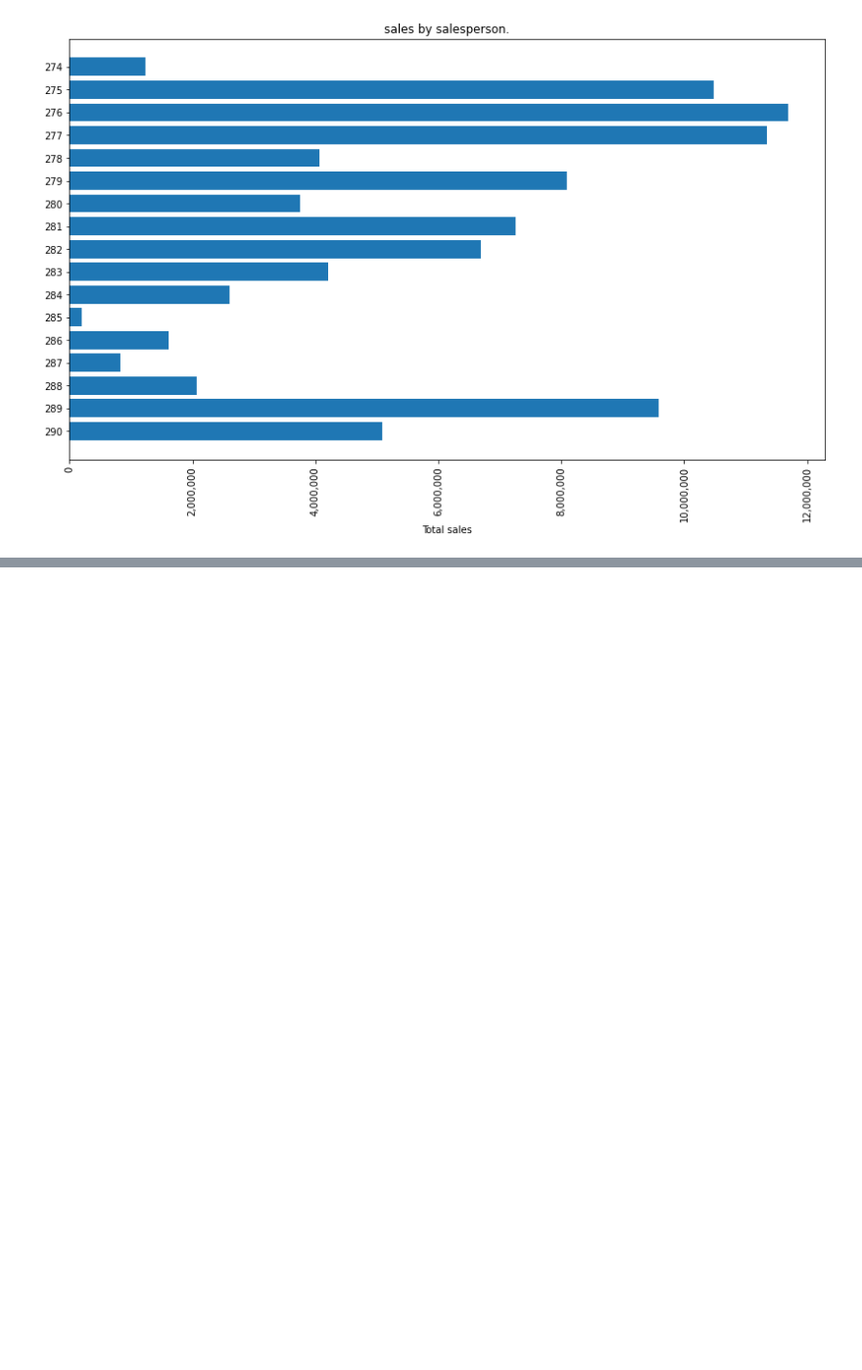
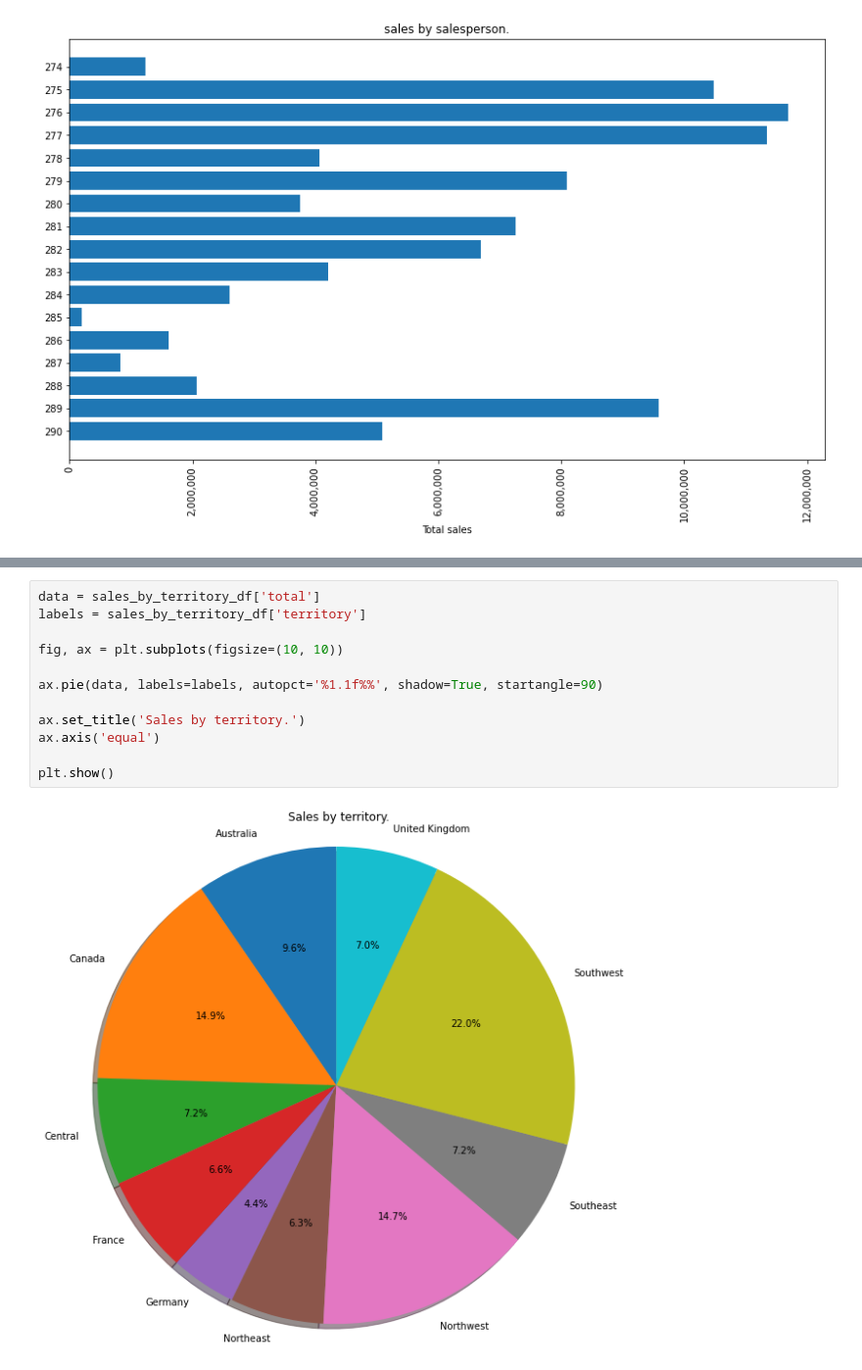
Before and after one commit to nikolaevtomov/adventureworks, a Jupyter notebook: notebook/3.sales.ipynb, the cells around one changed output, grey strips where cells are left out. Shown at 98% size. Drawn from its saved outputs; the diff is of its cells as text; blank space fills up the shorter version.

Commit message:
Sales by territory.

```diff
--- a/notebook/3.sales.ipynb
+++ b/notebook/3.sales.ipynb
@@ -130,0 +163,14 @@ plt.show()
+# %%
+data = sales_by_territory_df['total']
+labels = sales_by_territory_df['territory']
+
+fig, ax = plt.subplots(figsize=(10, 10))
+
+ax.pie(data, labels=labels, autopct='%1.1f%%', shadow=True, startangle=90)
+
+ax.set_title('Sales by territory.')
+ax.axis('equal')
+
+plt.show()
+# %% [output]
+[figure, added]
```
Also changed, not shown: parts of 3 cells of this notebook.
